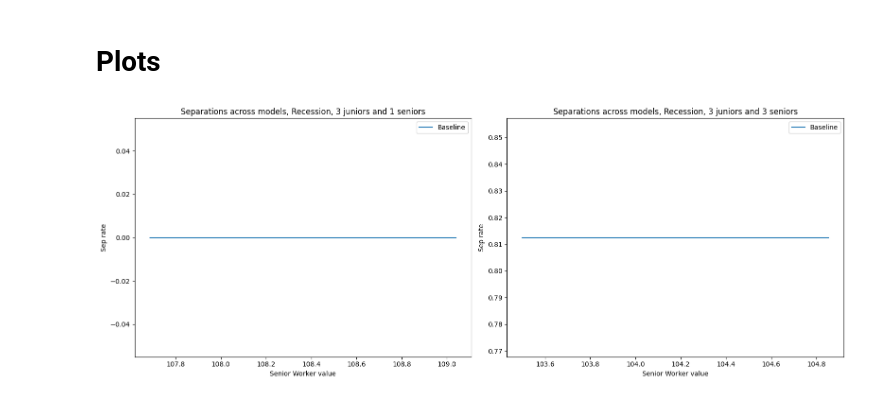
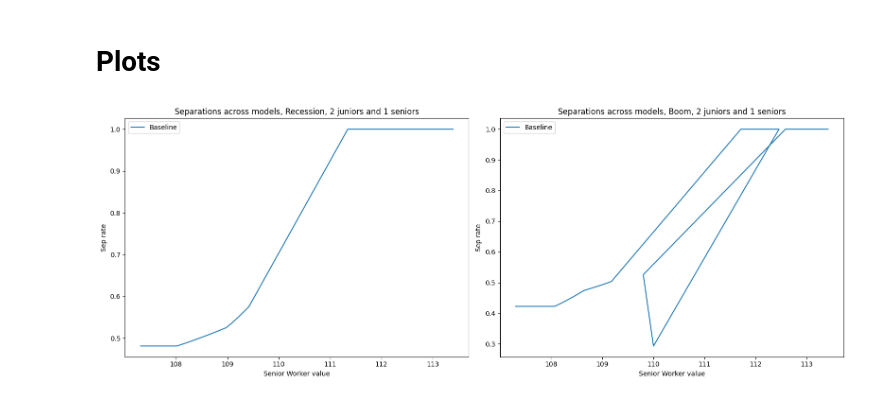
Before and after one commit to zalandru/Dynamic-Contracting-Multi-worker-Firm, a Jupyter notebook: Multiworker_wage_2steps/Initiating MWF.ipynb, the cells around one changed output. Saved outputs shown, nothing was run; the diff lists cells and outputs as text; code cells hidden in the pictures.

```diff
--- a/Multiworker_wage_2steps/Initiating MWF.ipynb
+++ b/Multiworker_wage_2steps/Initiating MWF.ipynb
@@ -197,9 +197,9 @@ with open('my_objects.pkl', 'wb') as file:
 # %% [markdown]
 # Plots
 # %%
-plot_sep(0,0,    3,1,    3,3,    0,  0,0,    0)
+plot_sep(0,2,    2,1,    2,1,    0,  0,0,    0)
 # %% [output]
-[figure, old version]
+[figure, new version]
 # %%
 def plot_sep(prod1,prod2,jun1,sen1,jun2,sen2,qual,minwage=0,hiresub=0, save=0):
 
```
Also changed, not shown: parts of 5 cells of this notebook, 4 other files.
